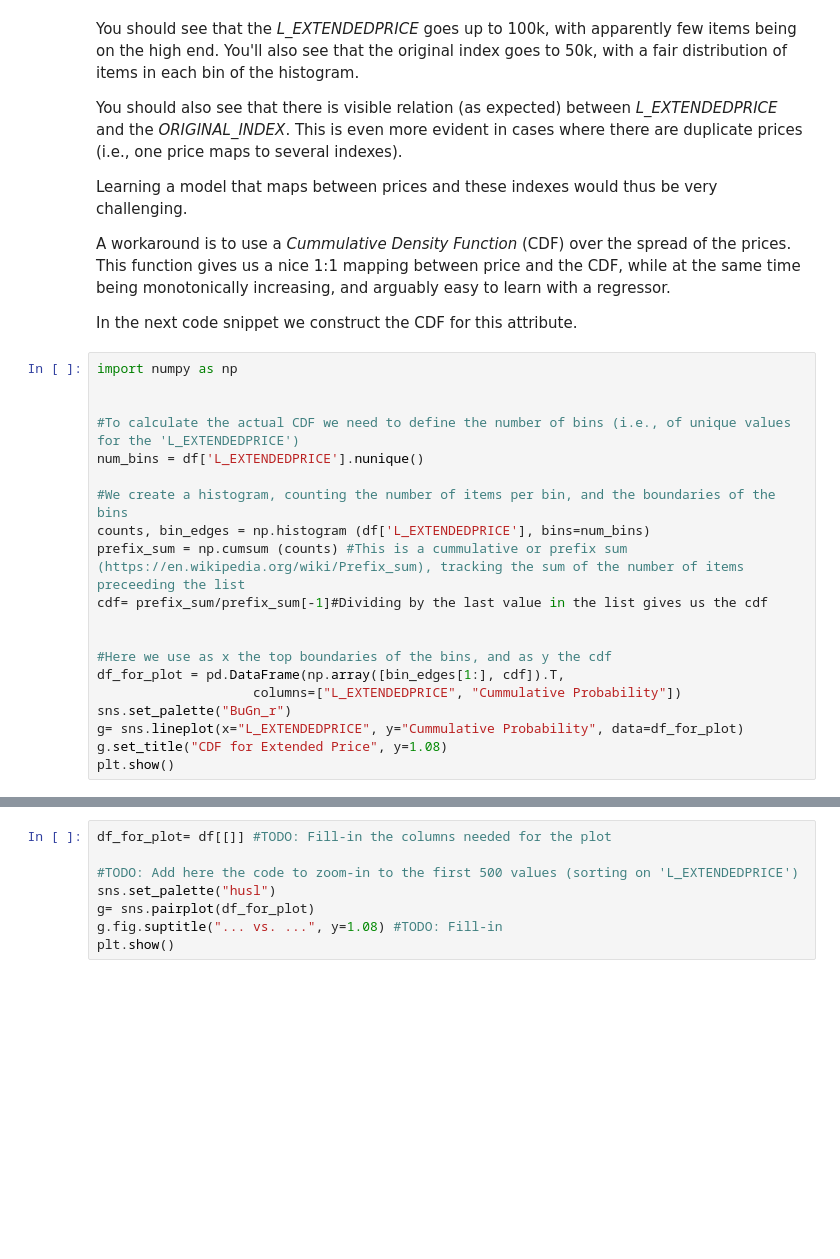
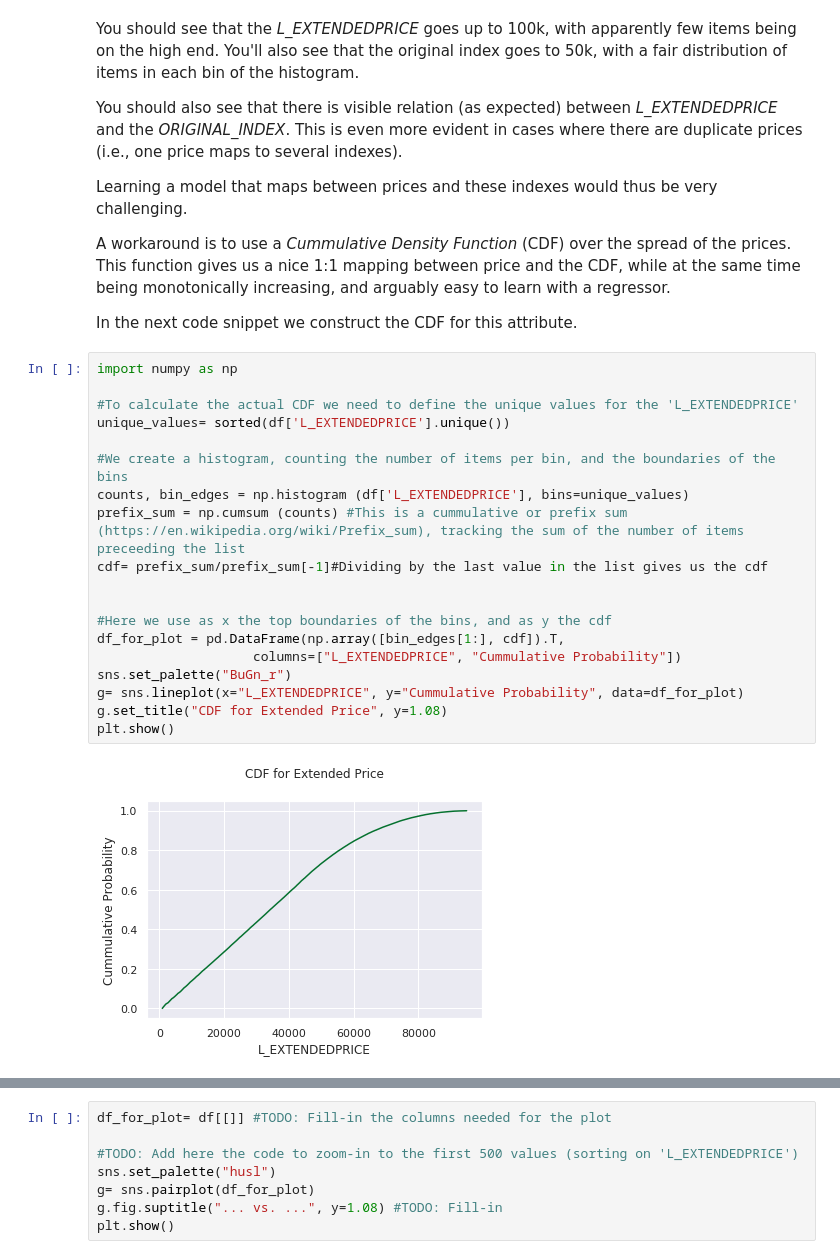
Before and after one commit to gabrielcc2/atdbSS2021, a Jupyter notebook: Range_search_with_learned_models_ATDBSS2019.ipynb, the cells around one changed output, grey strips where cells are left out. Saved outputs shown, nothing was run; the diff lists cells and outputs as text; blank space fills up the shorter version.

Commit message:
Changes to use actual CDF, resulting in an easier task.

```diff
--- a/Range_search_with_learned_models_ATDBSS2019.ipynb
+++ b/Range_search_with_learned_models_ATDBSS2019.ipynb
@@ -114,21 +139,22 @@ In the next code snippet we construct the CDF for this attribute.
 # %%
 import numpy as np
 
-
-#To calculate the actual CDF we need to define the number of bins (i.e., of unique values for the 'L_EXTENDEDPRICE')
-num_bins = df['L_EXTENDEDPRICE'].nunique()
+#To calculate the actual CDF we need to define the unique values for the 'L_EXTENDEDPRICE'
+unique_values= sorted(df['L_EXTENDEDPRICE'].unique())
 
 #We create a histogram, counting the number of items per bin, and the boundaries of the bins
-counts, bin_edges = np.histogram (df['L_EXTENDEDPRICE'], bins=num_bins)
+counts, bin_edges = np.histogram (df['L_EXTENDEDPRICE'], bins=unique_values)
 prefix_sum = np.cumsum (counts) #This is a cummulative or prefix sum (https://en.wikipedia.org/wiki/Prefix_sum), tracking the sum of the number of items preceeding the list
 cdf= prefix_sum/prefix_sum[-1]#Dividing by the last value in the list gives us the cdf
 
 
 #Here we use as x the top boundaries of the bins, and as y the cdf
 df_for_plot = pd.DataFrame(np.array([bin_edges[1:], cdf]).T,
                     columns=["L_EXTENDEDPRICE", "Cummulative Probability"])
 sns.set_palette("BuGn_r")
 g= sns.lineplot(x="L_EXTENDEDPRICE", y="Cummulative Probability", data=df_for_plot)
 g.set_title("CDF for Extended Price", y=1.08)
 plt.show()
+# %% [output]
+[figure, added]
 # %% [markdown]
```
Also changed, not shown: parts of 27 cells of this notebook.
